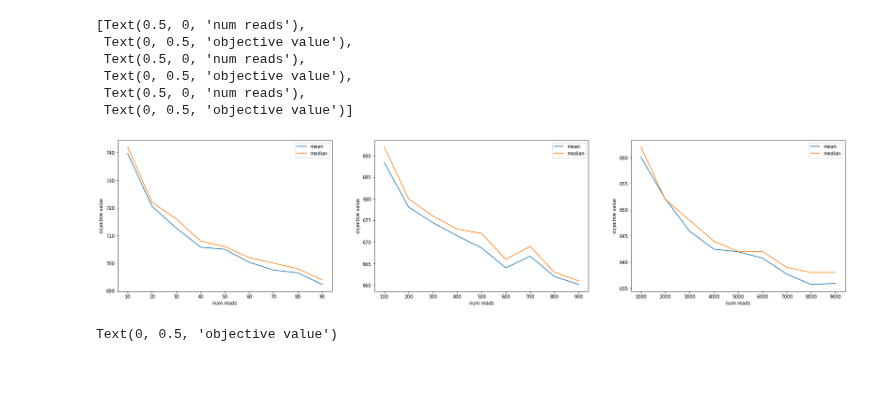
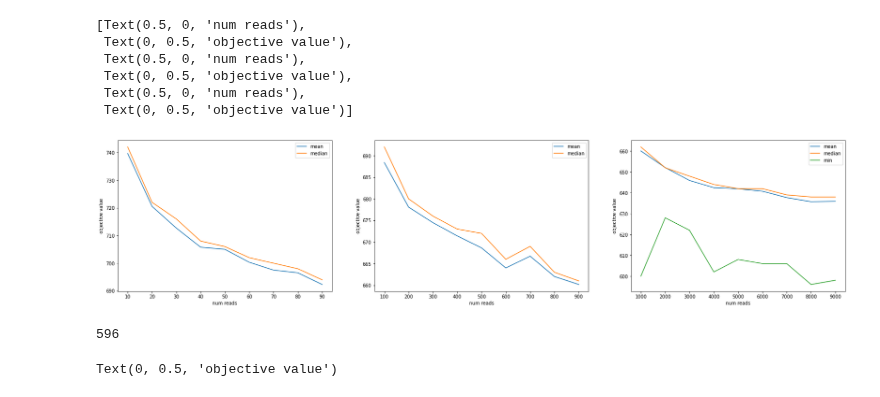
Before and after one commit to ayjchen/qap-qubo, a Jupyter notebook: plot.ipynb, the cells around one changed output. Drawn from its saved outputs; the diff is of its cells as text; code cells hidden in the pictures.

```diff
--- a/plot.ipynb
+++ b/plot.ipynb
@@ -15,12 +15,14 @@ def parse_data(filename):
 
     means = []
     medians = []
+    mins = []
 
     for i in range(len(lines)):
         means.append(np.mean(lines[i]))
         medians.append(np.median(lines[i]))
+        mins.append(min(lines[i]))
 
-    return means, medians
+    return means, medians, mins
 # %%
 var_reads_10s = parse_data("var_reads.out")
 var_reads_100s = parse_data("var_reads100.out")
@@ -29,19 +31,24 @@ var_read_sweeps = parse_data("var_sweeps.out")
 # %%
 figure, axes = plt.subplots(1, 3, figsize=(28, 6))
 
 sns.lineplot(x=range(10, 100, 10), y=var_reads_10s[0], ax=axes[0], label="mean")
 sns.lineplot(x=range(10, 100, 10), y=var_reads_10s[1], ax=axes[0], label="median")
 sns.lineplot(x=range(100, 1000, 100), y=var_reads_100s[0], ax=axes[1], label="mean")
 sns.lineplot(x=range(100, 1000, 100), y=var_reads_100s[1], ax=axes[1], label="median")
 sns.lineplot(x=range(1000, 10000, 1000), y=var_reads_1000s[0], ax=axes[2], label="mean")
 sns.lineplot(x=range(1000, 10000, 1000), y=var_reads_1000s[1], ax=axes[2], label="median")
+sns.lineplot(x=range(1000, 10000, 1000), y=var_reads_1000s[2], ax=axes[2], label="min")
 
 plt.setp(axes[:], xlabel="num reads", ylabel="objective value")
 # %% [output]
 [Text(0.5, 0, 'num reads'),
  Text(0, 0.5, 'objective value'),
  Text(0.5, 0, 'num reads'),
  Text(0, 0.5, 'objective value'),
  Text(0.5, 0, 'num reads'),
  Text(0, 0.5, 'objective value')]
-[figure, old version]
+[figure, new version]
+# %%
+min(var_reads_1000s[2])
+# %% [output]
+596
```
Also changed, not shown: parts of 1 cell of this notebook, 1 other file.
